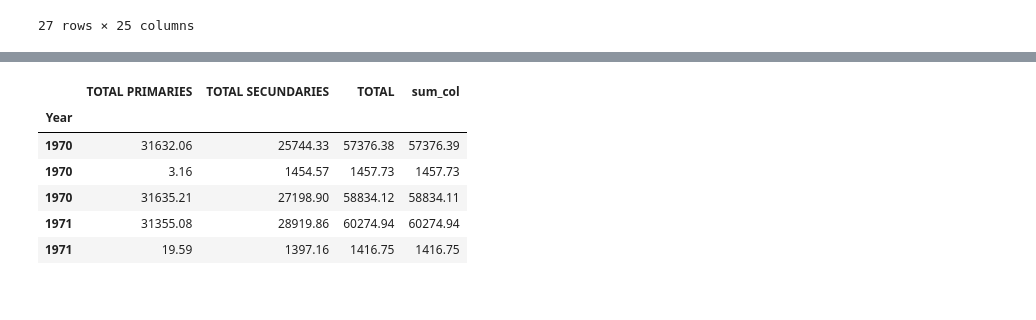
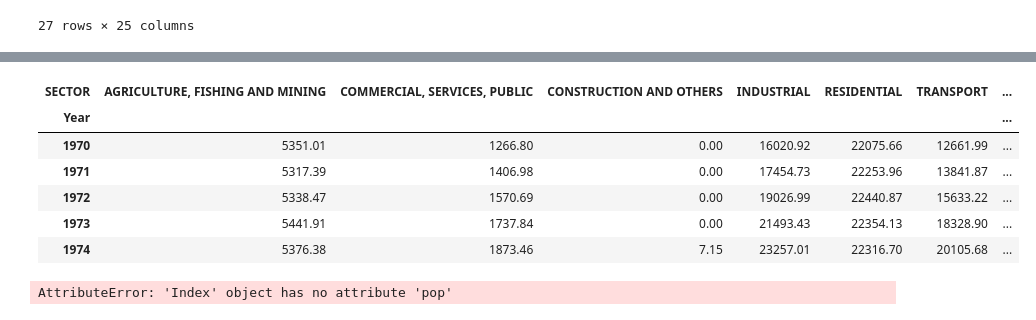
Before and after one commit to abominguez/TFM, a Jupyter notebook: codes/TFM_Nam.ipynb, the cells around one changed output, grey strips where cells are left out. Cells and saved outputs as stored; diff of their text form; code cells hidden in the pictures.

Commit message:
updated datas_cleaned

```diff
--- a/codes/TFM_Nam.ipynb
+++ b/codes/TFM_Nam.ipynb
@@ -444,9 +502,14 @@ Dict2=Dict.copy()
 for k in Dict2.keys():
    # selected_columns = ['SECTOR', 'OIL', 'NATURAL GAS', 'COAL', 'HYDROENERGY', 'GEOTHERMAL',
     #   'NUCLEAR', 'FIREWOOD', 'SUGARCANE AND PRODUCTS', 'OTHER PRIMARY', 'TOTAL PRIMARIES','Year']
-    selected_columns = ['SECTOR','TOTAL PRIMARIES', 'TOTAL SECUNDARIES','TOTAL','Year']
+    selected_columns = ['SECTOR','TOTAL','Year']
     Dict2[k]=Dict2[k][selected_columns]
-    selected_rows=['ENERGY CONSUMPTION','NON-ENERGY CONSUMPTION','FINAL CONSUMPTION']
+    selected_rows=['OWN CONSUMPTION',
+       'LOSSES', 'ADJUSTMENT', '   TRANSPORT ', '   INDUSTRIAL',
+       '   RESIDENTIAL', '   COMMERCIAL, SERVICES, PUBLIC',
+       '   AGRICULTURE, FISHING AND MINING', '   CONSTRUCTION AND OTHERS',
+       'ENERGY CONSUMPTION', 'NON-ENERGY CONSUMPTION',
+       'FINAL CONSUMPTION']
     Dict2[k]=Dict2[k][Dict2[k]['SECTOR'].isin(selected_rows)]
 
     # Concatenate all DataFrames in Dict vertically
@@ -458,14 +521,15 @@ for k in Dict2.keys():
     df_conc = pd.concat([df_conc[last_column_name], df_conc.drop(columns=last_column_name)], axis=1) # Datafames of TOTAL SUPPLY
     df_conc.set_index("Year", inplace=True)
     df_conc.index = df_conc.index.astype(int)
-    df_TC1=df_conc.drop(columns="SECTOR")
+    #df_TC1=df_conc.drop(columns="SECTOR")
     # Set the value "NaN" by Zero
-    df_TC1 = df_TC1.apply(lambda column: column.fillna(0))
+    df_TC1 = df_conc.apply(lambda column: column.fillna(0))
 
 # Calculate the percentage of each product relative to 'TOTAL PRIMARIES'
 #percentage_columns_2 = ['ELECTRICITY', 'LPG', 'GASOLINE/ALCOHOL', 'KEROSENE/JET FUEL',
  #      'DIESEL OIL', 'FUEL OIL', 'COKE', 'CHARCOAL', 'GASES',
   #     'OTHER SECONDARY', 'NON-ENERGY']
-percentage_columns_2= ['TOTAL PRIMARIES', 'TOTAL SECUNDARIES']
+#percentage_columns_2= ['TOTAL PRIMARIES', 'TOTAL SECUNDARIES']
 
-df_TC1_percentages = (df_TC1[percentage_columns_2].div(df_TC1['TOTAL'], axis=0) * 100).applymap(lambda x: round(x, 2) if isinstance(x, (int, float)) else x)
+#df_TC1_percentages = (df_TC1[percentage_columns_2].div(df_TC1['TOTAL'], axis=0) * 100).applymap(lambda x: round(x, 2) if isinstance(x, (int, float)) else x)
+df_TC1
@@ -472,15 +551,30 @@ df_TC1_percentages = (df_TC1[percentage_columns_2].div(df_TC1['TOTAL'], axis=0)
+# %%
+# Group by Year and SECTOR, and sum the TOTAL values
+grouped_df = df_TC1.groupby(['Year', 'SECTOR'])['TOTAL'].sum().reset_index()
+
+# Pivot the data
+pivot_df = grouped_df.pivot(index='Year', columns='SECTOR', values='TOTAL')
+
+
+# Display the result
+pivot_df.head()
+# %% [output]
+| SECTOR | AGRICULTURE, FISHING AND MINING | COMMERCIAL, SERVICES, PUBLIC | CONSTRUCTION AND OTHERS | INDUSTRIAL | RESIDENTIAL | TRANSPORT | ... |
+| Year |  |  |  |  |  |  | ... |
+| 1970 | 5351.01 | 1266.80 | 0.00 | 16020.92 | 22075.66 | 12661.99 | ... |
+| 1971 | 5317.39 | 1406.98 | 0.00 | 17454.73 | 22253.96 | 13841.87 | ... |
+| 1972 | 5338.47 | 1570.69 | 0.00 | 19026.99 | 22440.87 | 15633.22 | ... |
+| 1973 | 5441.91 | 1737.84 | 0.00 | 21493.43 | 22354.13 | 18328.90 | ... |
+| 1974 | 5376.38 | 1873.46 | 7.15 | 23257.01 | 22316.70 | 20105.68 | ... |
+# %%
+percentage_columns=pivot_df.columns.pop("FINAL CONSUMPTIO")
+df_TC1_percentages = (pivot_df[percentage_columns].div(pivot_df['FINAL CONSUMPTIO'], axis=0) * 100).applymap(lambda x: round(x, 2) if isinstance(x, (int, float)) else x)
+# %% [output]
+AttributeError: 'Index' object has no attribute 'pop'
 # %%
 
-df_TC1['sum_col']=df_TC1['TOTAL PRIMARIES']+df_TC1['TOTAL SECUNDARIES']
-df_TC1.head()
+#df_TC1['sum_col']=df_TC1['TOTAL PRIMARIES']+df_TC1['TOTAL SECUNDARIES']
+#df_TC1.head()
-# %% [output]
-|  | TOTAL PRIMARIES | TOTAL SECUNDARIES | TOTAL | sum_col |
-| Year |  |  |  |  |
-| 1970 | 31632.06 | 25744.33 | 57376.38 | 57376.39 |
-| 1970 | 3.16 | 1454.57 | 1457.73 | 1457.73 |
-| 1970 | 31635.21 | 27198.90 | 58834.12 | 58834.11 |
-| 1971 | 31355.08 | 28919.86 | 60274.94 | 60274.94 |
-| 1971 | 19.59 | 1397.16 | 1416.75 | 1416.75 |
 # %%
 #df_TC1.sum_col==df_TC1.TOTAL
 # %%
```
Also changed, not shown: parts of 5 cells of this notebook, 8 other files.
